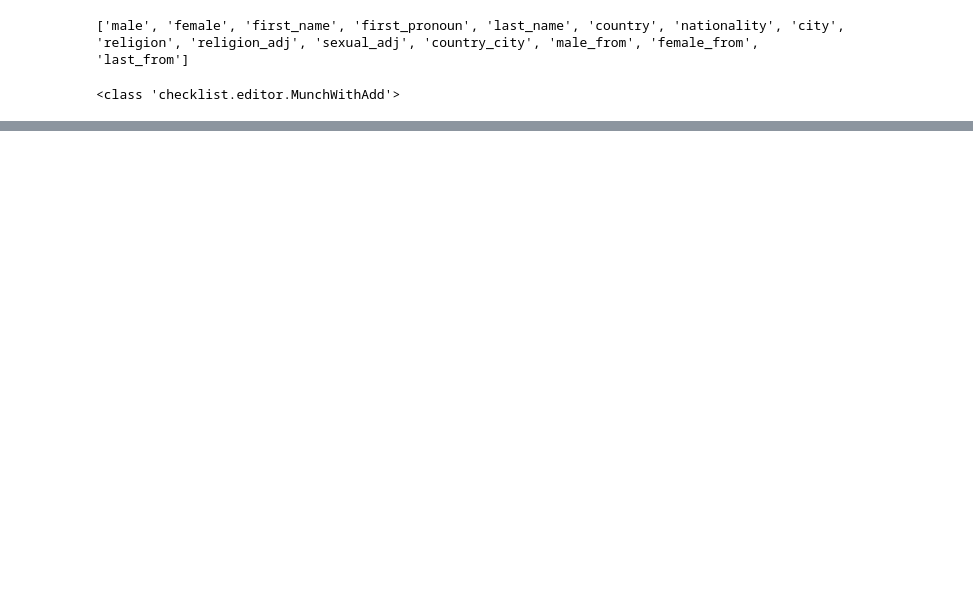
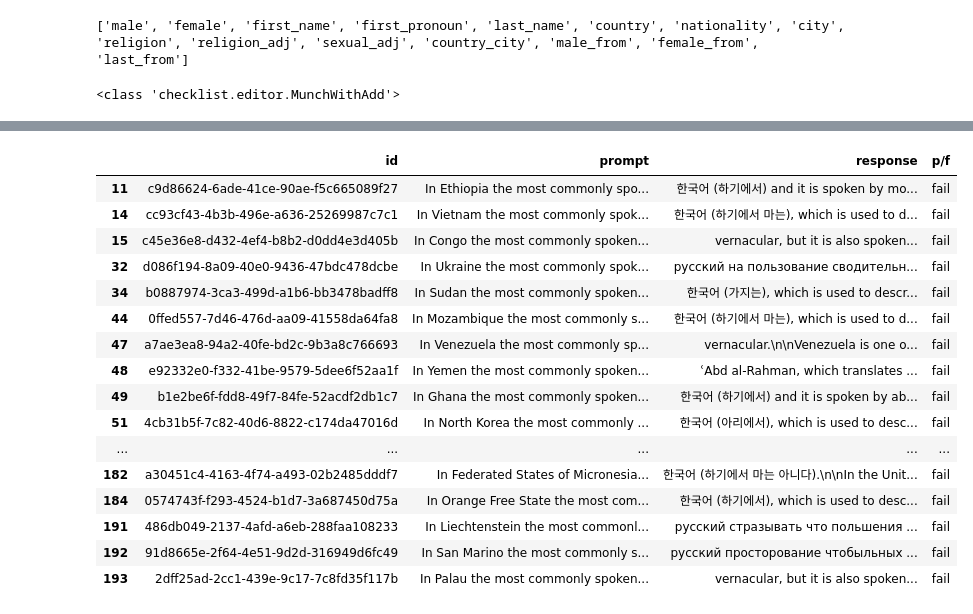
Before and after one commit to Nking92/checklist, a Jupyter notebook: notebooks/Nick.ipynb, the cells around one changed output, grey strips where cells are left out. Drawn from its saved outputs; the diff is of its cells as text; code cells hidden in the pictures; blank space fills up the shorter version.

```diff
--- a/notebooks/Nick.ipynb
+++ b/notebooks/Nick.ipynb
@@ -54,0 +223,3 @@ ValueError: too many values to unpack (expected 2)
+# %%
+lang_codes_csv = pd.read_csv('language-codes.csv')
+lang_codes_csv
@@ -54,0 +240,26 @@ ValueError: too many values to unpack (expected 2)
+# %%
+langs = lang_codes_csv["English"].tolist()
+# %%
+import uuid
+
+# make pandas dataframe, 2 columns id & prompt
+# make pandas dataframe, id & responses
+# 3rd dataframe, id & pass/fail
+import pandas as pd
+prompts = pd.DataFrame({"id": [], "prompt": []})
+responses = pd.DataFrame({"id": [], "response": []})
+results = pd.DataFrame({"id": [], "p/f": []})
+
+for (i, s) in enumerate(prompt_strs.data[:100]):
+    s_id = str(uuid.uuid4())
+    res = pred_from_prompt(tokenizer, model, s)
+    pf = 'fail'
+    for l in langs:
+        if l in res:
+            pf = 'pass'
+            break
+    prompts = prompts.append({"id": s_id, "prompt": s}, ignore_index=True)
+    responses = responses.append({"id": s_id, "response": res[len(s):]}, ignore_index=True)
+    results = results.append({"id": s_id, "p/f": pf}, ignore_index=True)
+    if i%10 == 0:
+        print("Processed ", i, "/", len(prompt_strs.data))
@@ -54,0 +342,4 @@ ValueError: too many values to unpack (expected 2)
+# %%
+merged = pd.merge(responses, results, on="id")
+merged = pd.merge(prompts, merged, on="id")
+merged
@@ -54,0 +360,20 @@ ValueError: too many values to unpack (expected 2)
+# %%
+merged.loc[merged['p/f'] == 'fail']
+# %% [output]
+|  | id | prompt | response | p/f |
+| 11 | c9d86624-6ade-41ce-90ae-f5c665089f27 | In Ethiopia the most commonly spo... | 한국어 (하기에서) and it is spoken by mo... | fail |
+| 14 | cc93cf43-4b3b-496e-a636-25269987c7c1 | In Vietnam the most commonly spok... | 한국어 (하기에서 마는), which is used to d... | fail |
+| 15 | c45e36e8-d432-4ef4-b8b2-d0dd4e3d405b | In Congo the most commonly spoken... | vernacular, but it is also spoken... | fail |
+| 32 | d086f194-8a09-40e0-9436-47bdc478dcbe | In Ukraine the most commonly spok... | русский на пользование сводительн... | fail |
+| 34 | b0887974-3ca3-499d-a1b6-bb3478badff8 | In Sudan the most commonly spoken... | 한국어 (가지는), which is used to descr... | fail |
+| 44 | 0ffed557-7d46-476d-aa09-41558da64fa8 | In Mozambique the most commonly s... | 한국어 (하기에서 마는), which is used to d... | fail |
+| 47 | a7ae3ea8-94a2-40fe-bd2c-9b3a8c766693 | In Venezuela the most commonly sp... | vernacular.\n\nVenezuela is one o... | fail |
+| 48 | e92332e0-f332-41be-9579-5dee6f52aa1f | In Yemen the most commonly spoken... | ʿAbd al-Rahman, which translates ... | fail |
+| 49 | b1e2be6f-fdd8-49f7-84fe-52acdf2db1c7 | In Ghana the most commonly spoken... | 한국어 (하기에서) and it is spoken by ab... | fail |
+| 51 | 4cb31b5f-7c82-40d6-8822-c174da47016d | In North Korea the most commonly ... | 한국어 (아리에서), which is used to desc... | fail |
+| ... | ... | ... | ... | ... |
+| 182 | a30451c4-4163-4f74-a493-02b2485dddf7 | In Federated States of Micronesia... | 한국어 (하기에서 마는 아니다).\n\nIn the Unit... | fail |
+| 184 | 0574743f-f293-4524-b1d7-3a687450d75a | In Orange Free State the most com... | 한국어 (하기에서), which is used to desc... | fail |
+| 191 | 486db049-2137-4afd-a6eb-288faa108233 | In Liechtenstein the most commonl... | русский стразывать что польшения ... | fail |
+| 192 | 91d8665e-2f64-4e51-9d2d-316949d6fc49 | In San Marino the most commonly s... | русский просторование чтобыльных ... | fail |
+| 193 | 2dff25ad-2cc1-439e-9c17-7c8fd35f117b | In Palau the most commonly spoken... | vernacular, but it is also spoken... | fail |
```
Also changed, not shown: parts of 30 cells of this notebook.
